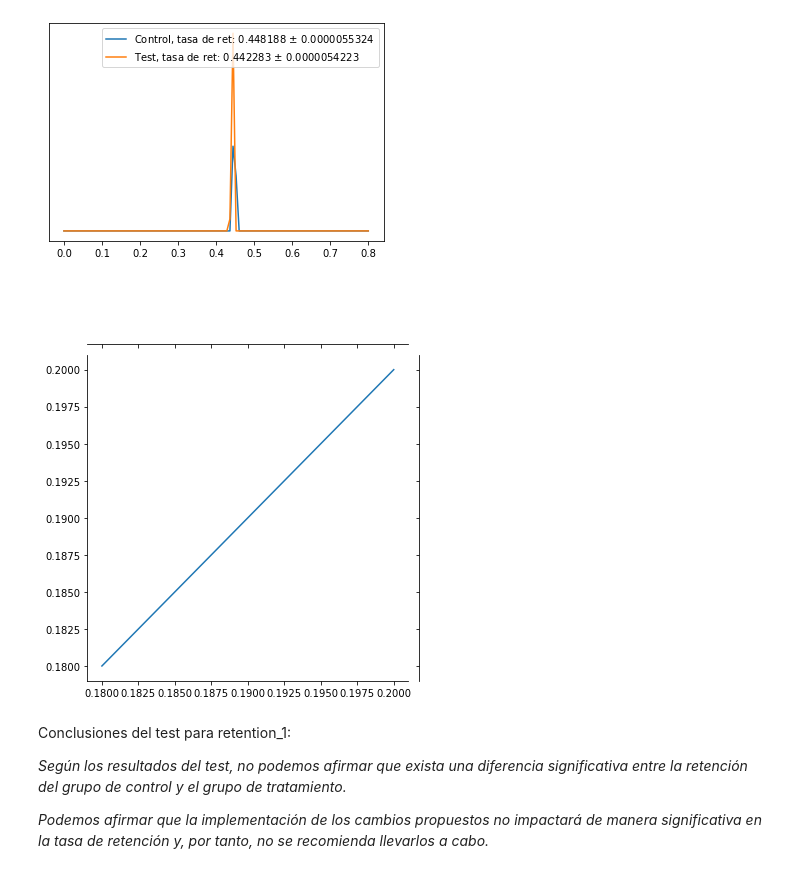
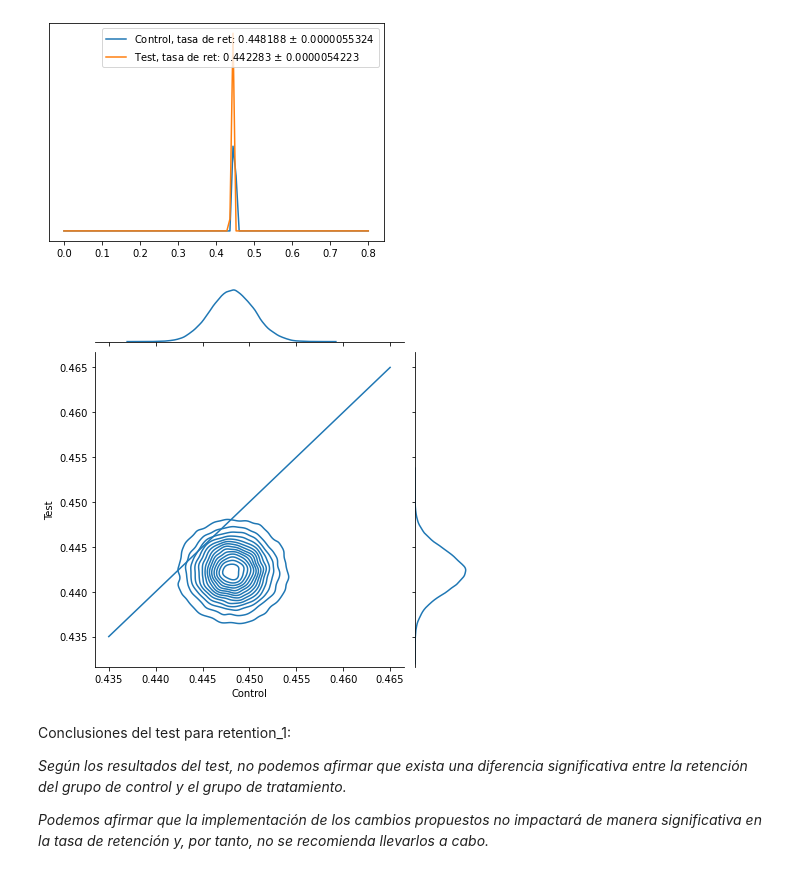
Before and after one commit to Ironhack-Data-Madrid-Enero-2022/lab-AB-Testing, a Jupyter notebook: 2_lab-ab-test-bayesiano.ipynb, the cells around one changed output. Cells and saved outputs as stored; diff of their text form; code cells hidden in the pictures.

```diff
--- a/2_lab-ab-test-bayesiano.ipynb
+++ b/2_lab-ab-test-bayesiano.ipynb
@@ -94,22 +94,22 @@ plot([beta_C, beta_T], ['Control', 'Test'])
 # %%
 import seaborn as sns
 
 val_C=np.random.beta(a_C, b_C, 50000)
 val_T=np.random.beta(a_T, b_T, 50000)
 
 vals=np.vstack([val_C, val_T]).T
-limit=0.2
+limit=0.465
 
 df=pd.DataFrame(vals, columns=['Control','Test'])
 df=df[df.Control<limit]
 df=df[df.Test<limit]
 
 
 g=sns.jointplot(x=df.Control, y=df.Test, kind='kde', n_levels=15)
-g.ax_joint.plot([0.18, limit], [0.18, limit])
+g.ax_joint.plot([0.435, limit], [0.435, limit])
 plt.show();
 # %% [output]
-[figure, old version]
+[figure, new version]
 # %% [markdown]
 Conclusiones del test para retention_1:
 
```
Also changed, not shown: parts of 2 cells of this notebook.
